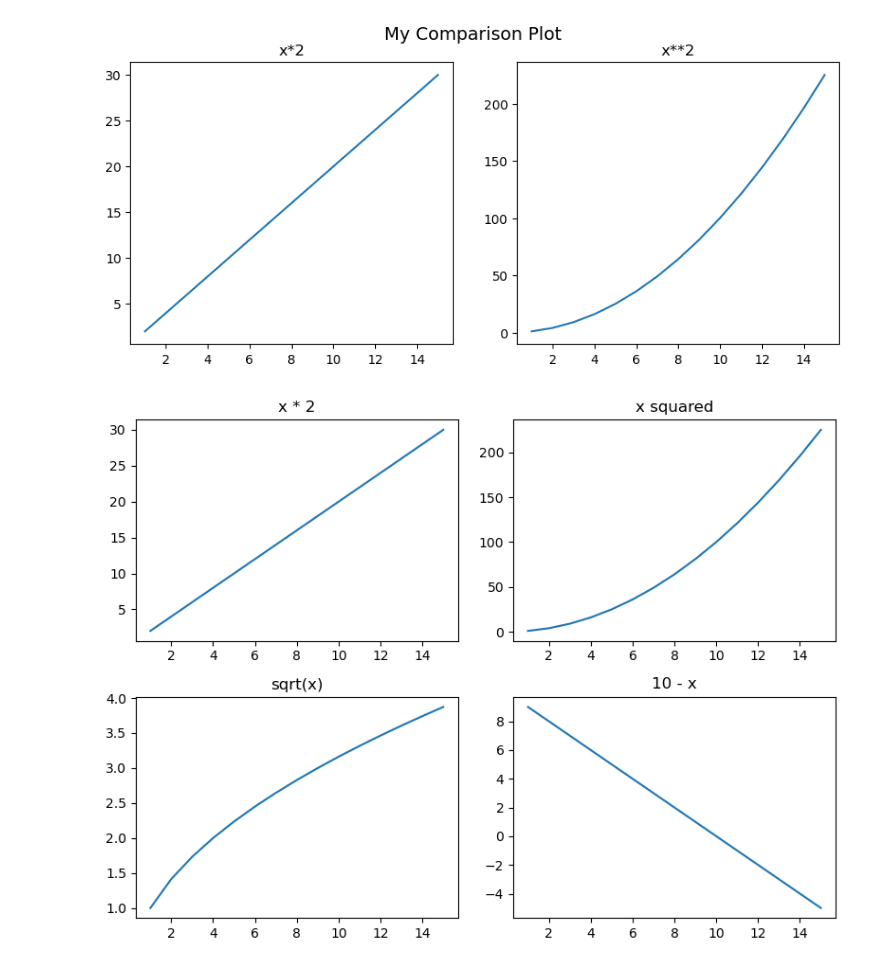
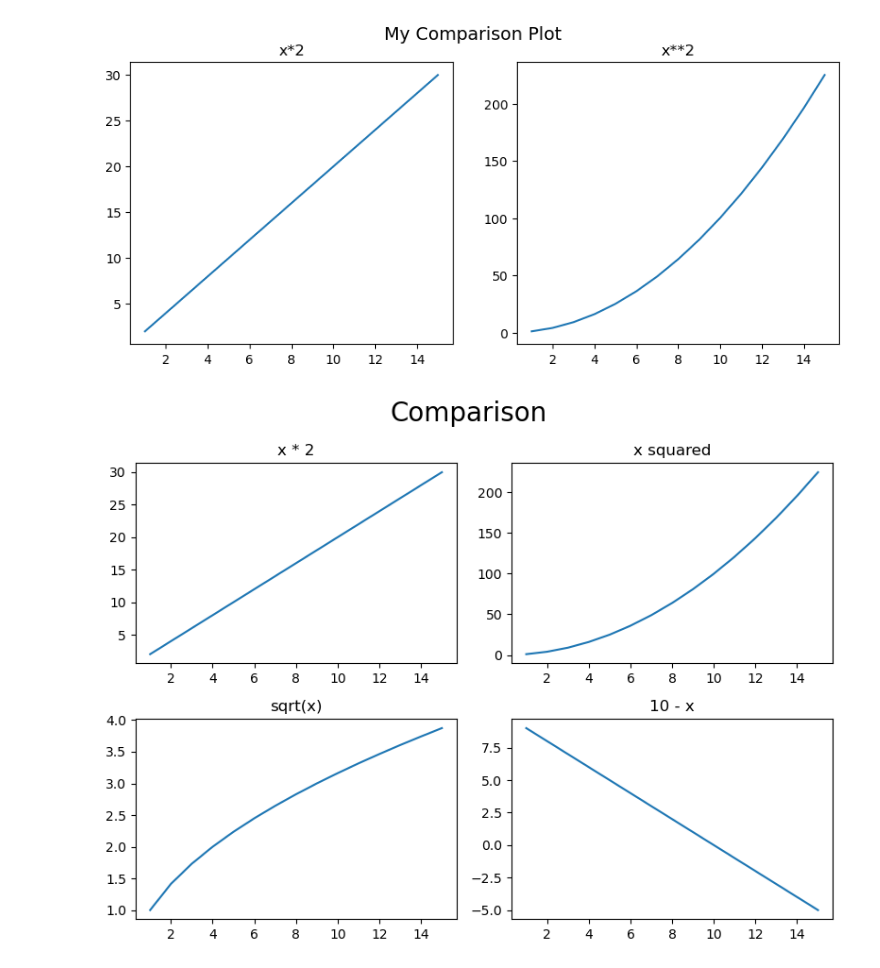
Before and after one commit to GoelYash1/CWH-Python-Course, a Jupyter notebook: Matplotlib/07 - Sub Plots.ipynb, the cells around one changed output. Drawn from its saved outputs; the diff is of its cells as text; code cells hidden in the pictures.

Commit message:
Sup plot

```diff
--- a/Matplotlib/07 - Sub Plots.ipynb
+++ b/Matplotlib/07 - Sub Plots.ipynb
@@ -174,16 +174,16 @@ Text(0.5, 0.98, 'My Comparison Plot')
 # %%
 fig, axs = plt.subplots(2, 2, figsize=(8, 6))
 ys = [y1, y2, y3, y4]
 titles = ['x * 2', 'x squared', 'sqrt(x)', '10 - x']
 
 for i in range(2):
     for j in range(2):
         idx = i * 2 + j
         axs[i, j].plot(x, ys[idx])
         axs[i, j].set_title(titles[idx])
 
+fig.suptitle("Comparison", fontsize=20)
 plt.tight_layout()
-fig.suptitle("Com")
 plt.show()
 # %% [output]
-[figure, old version]
+[figure, new version]
```
